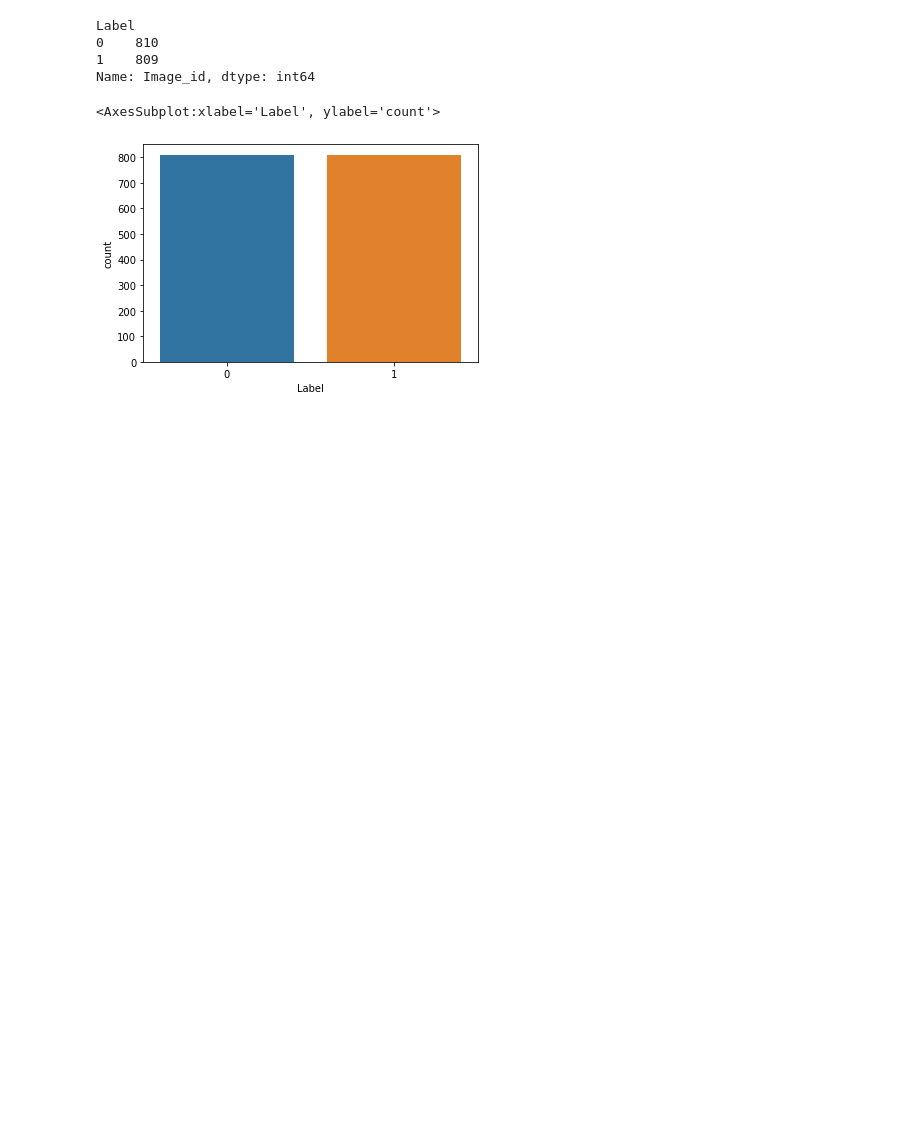
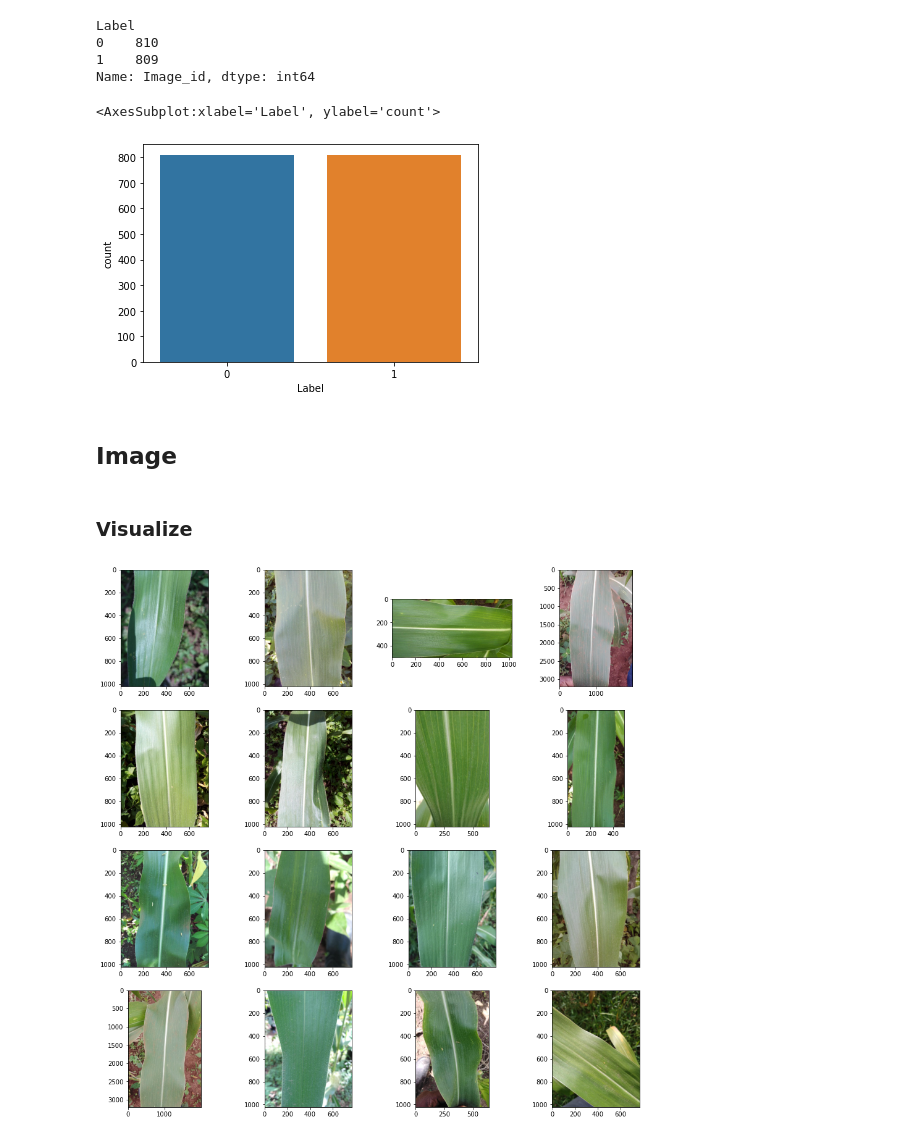
Before and after one commit to ishtos/makerere-fall-armyworm-crop-challenge, a Jupyter notebook: ipynb/eda.ipynb, the cells around one changed output. Saved outputs shown, nothing was run; the diff lists cells and outputs as text; code cells hidden in the pictures; blank space fills up the shorter version.

```diff
--- a/ipynb/eda.ipynb
+++ b/ipynb/eda.ipynb
@@ -56,3 +57,5 @@ sns.countplot(train["Label"])
 # %% [output]
 <AxesSubplot:xlabel='Label', ylabel='count'>
 [figure]
+# %% [markdown]
+## Image
@@ -58,0 +66,12 @@ sns.countplot(train["Label"])
+# %% [markdown]
+### Visualize
+# %%
+train["image_path"] = train["Image_id"].apply(lambda x: os.path.join("../data/image", x))
+test["image_path"] = test["Image_id"].apply(lambda x: os.path.join("../data/image", x))
+# %%
+fig, axes = plt.subplots(4, 4, figsize=(16, 16))
+for i, image_path in enumerate(train.query("Label == 0").head(16)["image_path"].values):
+    image = cv2.imread(image_path)
+    axes[i // 4, i % 4].imshow(image[...,::-1])
+# %% [output]
+[figure, added]
```
Also changed, not shown: parts of 20 cells of this notebook, 1 other file.
